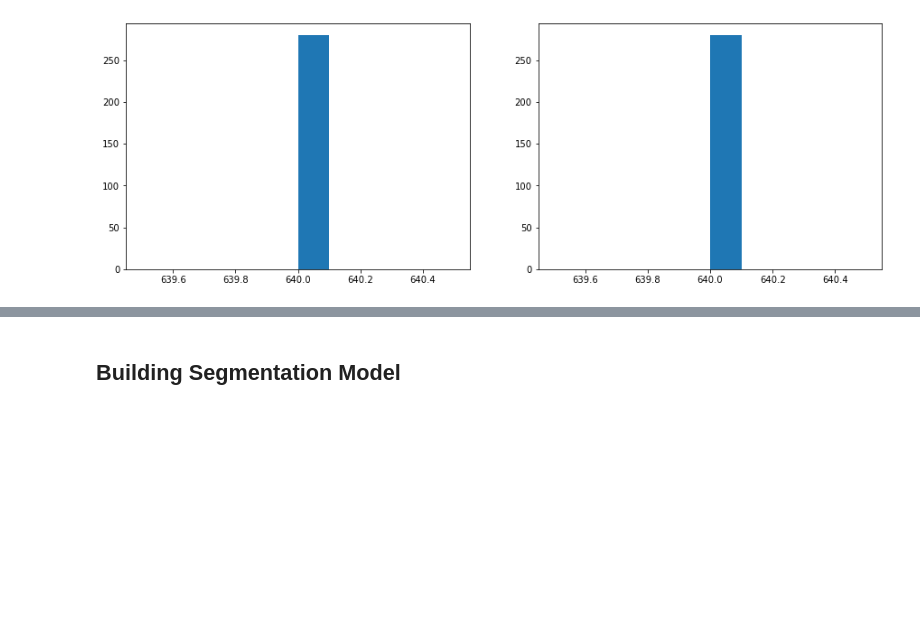
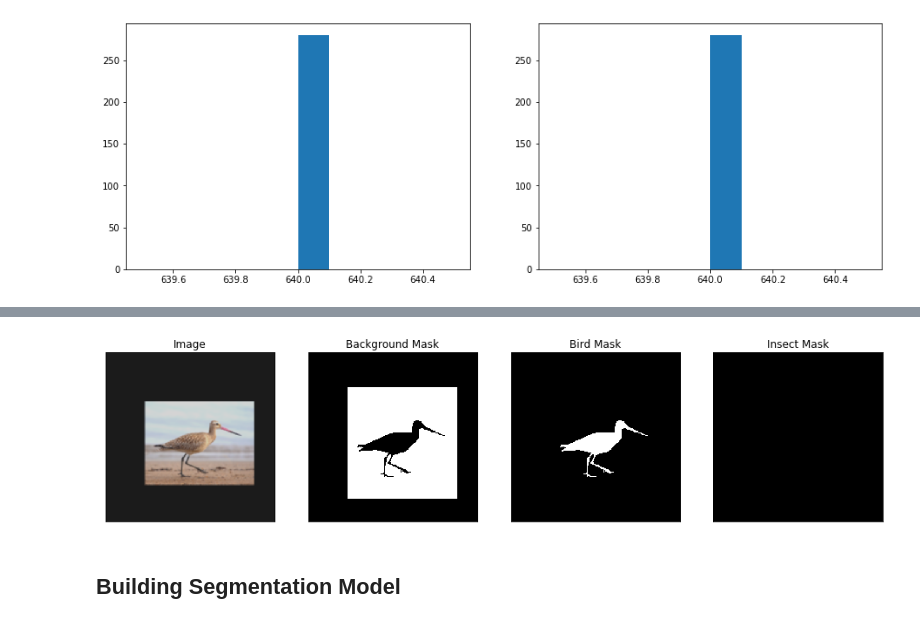
Before and after one commit to thisisashukla/computer-vision, a Jupyter notebook: 5_segmentation/05_segmentation_models.ipynb, the cells around one changed output, grey strips where cells are left out. Cells and saved outputs as stored; diff of their text form; code cells hidden in the pictures; blank space fills up the shorter version.

```diff
--- a/5_segmentation/05_segmentation_models.ipynb
+++ b/5_segmentation/05_segmentation_models.ipynb
@@ -354,3 +542,17 @@ Clipping input data to the valid range for imshow with RGB data ([0..1] for floa
+# %%
+# Lets look at augmented data we have
+dataset = Dataset('..//data//train', '..//data//trainannot', classes=['bird', 'insect'],
+                  reshape = (240, 240), augmentation=get_training_augmentation())
+
+image, mask = dataset[2] # get some sample
+visualize(
+    image=image,
+    background_mask=mask[..., 0].squeeze(),
+    bird_mask=mask[..., 1].squeeze(),
+    insect_mask=mask[..., 2].squeeze(),
+)
+# %% [output]
+[figure, added]
 # %% [markdown]
 ## Building Segmentation Model
 # %%
```
Also changed, not shown: parts of 16 cells of this notebook, 7 other files.
